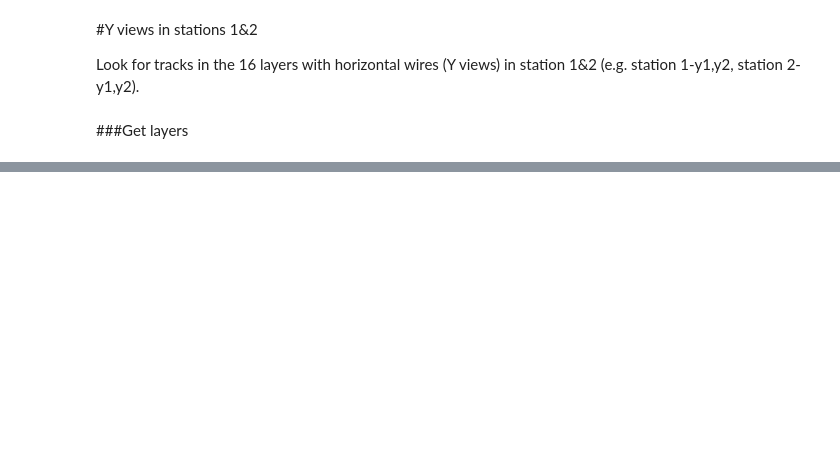
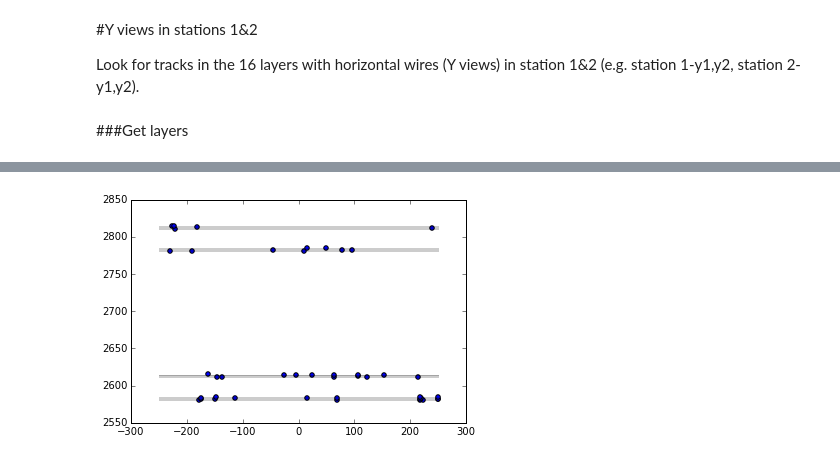
Before and after one commit to hushchyn-mikhail/SHiP_Tracker, a Jupyter notebook: PatternRecognition.ipynb, the cells around one changed output, grey strips where cells are left out. Cells and saved outputs as stored; diff of their text form; code cells hidden in the pictures; blank space fills up the shorter version.

```diff
--- a/PatternRecognition.ipynb
+++ b/PatternRecognition.ipynb
@@ -86,0 +190,16 @@ layer2311:  (5380, 22)
+# %%
+def get_planeYZ(point1, point2):
+    y1 = point1[0]
+    z1 = point1[1]
+    y2 = point2[0]
+    z2 = point2[1]
+
+    #y = kz + b
+    k = float(y2 - y1)/float(z2 - z1)
+    b = y1 - k*z1
+    return k, b
+
+def find_hits_planeYZ(plane_k, plane_b, plane_width, layer):
+    #y = kz + b; dy = width/cos(arctan(k))
+    return layer[(layer['Wy'] >= plane_k*layer['Wz'] + plane_b - 1.*plane_width/np.cos(np.arctan(plane_k)))&\
+                 (layer['Wy'] <= plane_k*layer['Wz'] + plane_b + 1.*plane_width/np.cos(np.arctan(plane_k)))]
@@ -86,0 +244,8 @@ layer2311:  (5380, 22)
+# %%
+point1 = (layer1000.Wy.values[200], layer1000.Wz.values[200])
+track_candidates = []
+for i in range(0, 570):
+    point2 = (0.5*0.9828 + 0.44 + 0.88 + 1.76*i, z2311)
+    flag, track_candidate = find_track_candidates(point1, point2, 8)
+    if flag == 1:
+        track_candidates.append(track_candidate)
@@ -86,0 +256,7 @@ layer2311:  (5380, 22)
+# %%
+zs = [z1000, z1001, z1010, z1011,
+     z1300, z1301, z1310, z1311,
+     z2000, z2001, z2010, z2011,
+     z2300, z2301, z2310, z2311]
+# %%
+all_points = pd.concat(track_candidates[8], axis=0)
@@ -86,0 +267,7 @@ layer2311:  (5380, 22)
+# %%
+for z in zs:
+    plt.plot([-250, 250], [z, z], c='black', alpha=0.2)
+plt.scatter(all_points.X, all_points.Z)
+plt.show()
+# %% [output]
+[figure, added]
```
Also changed, not shown: parts of 14 cells of this notebook, 6 other files.
